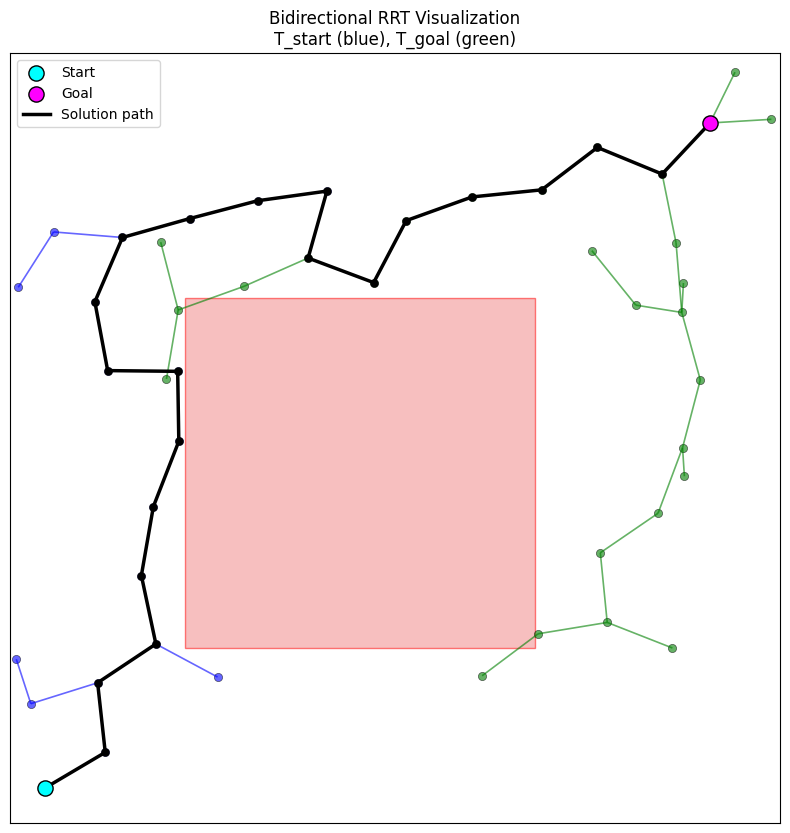
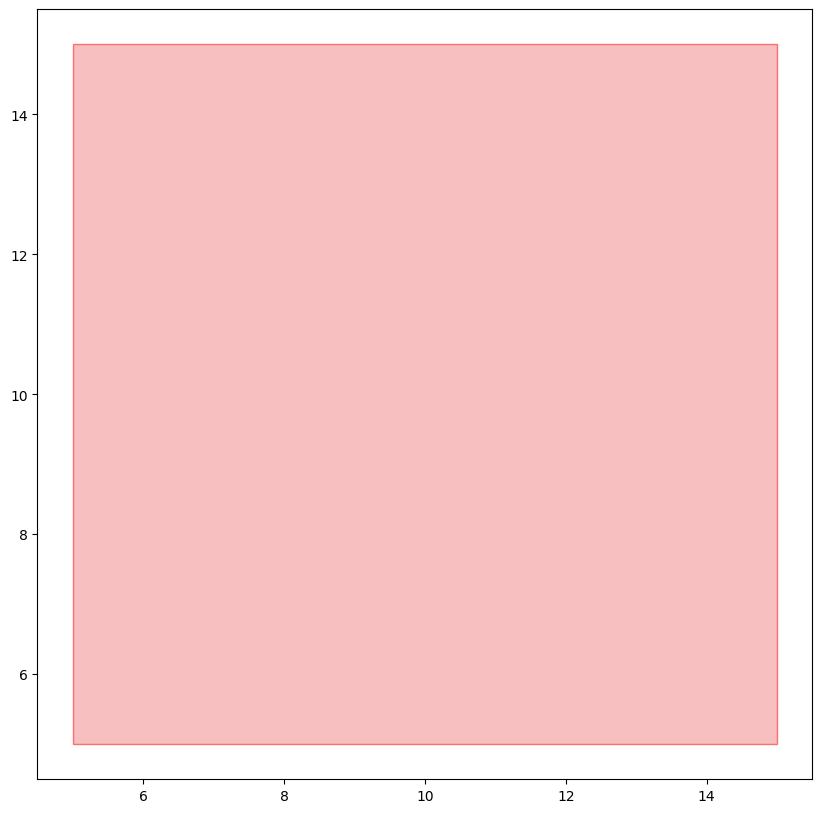
Unified diff of the notebook cell whose output changed from the first chart to the second:
--- before
+++ after
@@ -1,29 +1,2 @@
-def draw_obstacles(ax, scene):
-    for obstacle in scene.values():
-        x, y = obstacle.exterior.xy
-        ax.fill(x, y, facecolor="lightcoral", edgecolor="red", alpha=0.5)
-
-
-def plot_tree(ax, tree, color, node_size=20, alpha=0.6):
-    positions = nx.get_node_attributes(tree, "pos")
-    if not positions:
-        return
-    edges = list(tree.edges())
-    if edges:
-        lines = [[positions[u], positions[v]] for u, v in edges]
-        collection = LineCollection(lines, colors=color, linewidths=1.2, alpha=alpha)
-        ax.add_collection(collection)
-    xs = [pos[0] for pos in positions.values()]
-    ys = [pos[1] for pos in positions.values()]
-    ax.scatter(xs, ys, c=color, s=node_size, alpha=alpha, edgecolors="black", linewidths=0.5)
-
-
-def plot_path(ax, path, color="black"):
-    if not path:
-        return
-    path = np.array(path)
-    ax.plot(path[:, 0], path[:, 1], marker="o", color=color, linewidth=2.5, markersize=5)
-
-
 fig = plt.figure(figsize=(10, 10))
 ax = fig.add_subplot(1, 1, 1)
@@ -31,12 +4,12 @@
 # Draw environment obstacles
 if hasattr(checker, "scene"):
-    draw_obstacles(ax, checker.scene)
+    draw.draw_obstacles(ax, checker.scene)
 
 # Plot the two bidirectional trees with different colors
-plot_tree(ax, T_start, color="blue", node_size=35)
-plot_tree(ax, T_goal, color="green", node_size=35)
+draw.plot_tree(ax, T_start, color="blue", node_size=35)
+draw.plot_tree(ax, T_goal, color="green", node_size=35)
 
 # Plot the connection path if one exists
-plot_path(ax, path, color="black")
+draw.plot_path(ax, path, color="black")
 
 # Annotate special points

Commit: recursive check not working, changed to iterative collision check